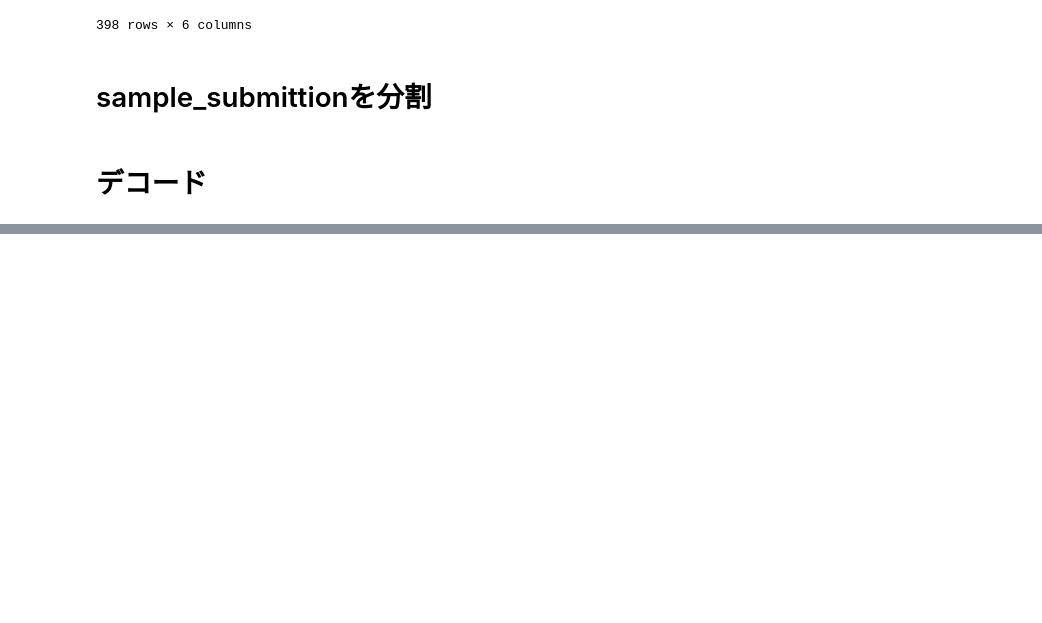
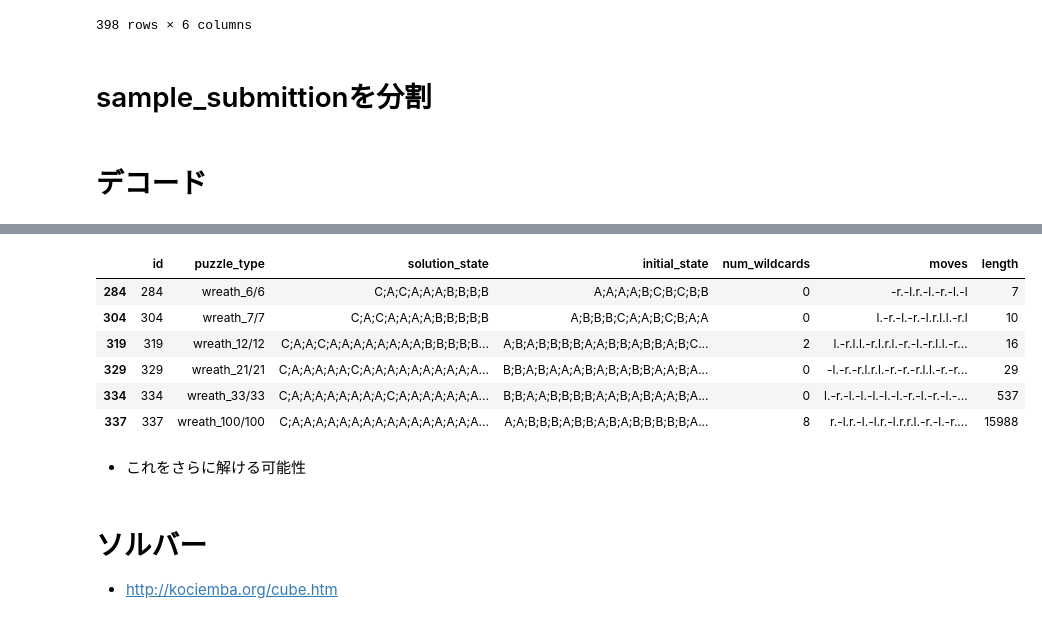
Before and after one commit to birdwatcherYT/santa2023, a Jupyter notebook: santa2023.ipynb, the cells around one changed output, grey strips where cells are left out. Cells and saved outputs as stored; diff of their text form; code cells hidden in the pictures; blank space fills up the shorter version.

```diff
--- a/santa2023.ipynb
+++ b/santa2023.ipynb
@@ -763,0 +603,15 @@ Error: Some edges are undefined.
+# %%
+puzzles[puzzles["puzzle_type"].str.startswith("wreath")].drop_duplicates(subset="solution_state")
+# %% [output]
+|  | id | puzzle_type | solution_state | initial_state | num_wildcards | moves | length |
+| 284 | 284 | wreath_6/6 | C;A;C;A;A;A;B;B;B;B | A;A;A;A;B;C;B;C;B;B | 0 | -r.-l.r.-l.-r.-l.-l | 7 |
+| 304 | 304 | wreath_7/7 | C;A;C;A;A;A;A;B;B;B;B;B | A;B;B;B;C;A;A;B;C;B;A;A | 0 | l.-r.-l.-r.-l.r.l.l.-r.l | 10 |
+| 319 | 319 | wreath_12/12 | C;A;A;C;A;A;A;A;A;A;A;A;B;B;B;B;B... | A;B;A;B;B;B;B;A;A;B;B;A;B;B;A;B;C... | 2 | l.-r.l.l.-r.l.r.l.-r.-l.-r.l.l.-r... | 16 |
+| 329 | 329 | wreath_21/21 | C;A;A;A;A;A;C;A;A;A;A;A;A;A;A;A;A... | B;B;A;B;A;A;A;B;A;B;A;B;B;A;A;B;A... | 0 | -l.-r.-r.l.r.l.-r.-r.-r.l.l.-r.-r... | 29 |
+| 334 | 334 | wreath_33/33 | C;A;A;A;A;A;A;A;A;C;A;A;A;A;A;A;A... | B;B;A;A;B;B;B;B;A;A;B;A;B;A;A;B;A... | 0 | l.-r.-l.-l.-l.-l.-l.-r.-l.-r.-l.-... | 537 |
+| 337 | 337 | wreath_100/100 | C;A;A;A;A;A;A;A;A;A;A;A;A;A;A;A;A... | A;A;B;B;B;A;B;B;A;B;A;B;B;B;B;B;A... | 8 | r.-l.r.-l.-l.r.-l.r.r.l.-r.-l.-r.... | 15988 |
+# %% [markdown]
+- これをさらに解ける可能性
+# %% [markdown]
+# ソルバー
+- http://kociemba.org/cube.htm
```
Also changed, not shown: parts of 52 cells of this notebook, 5 other files.
